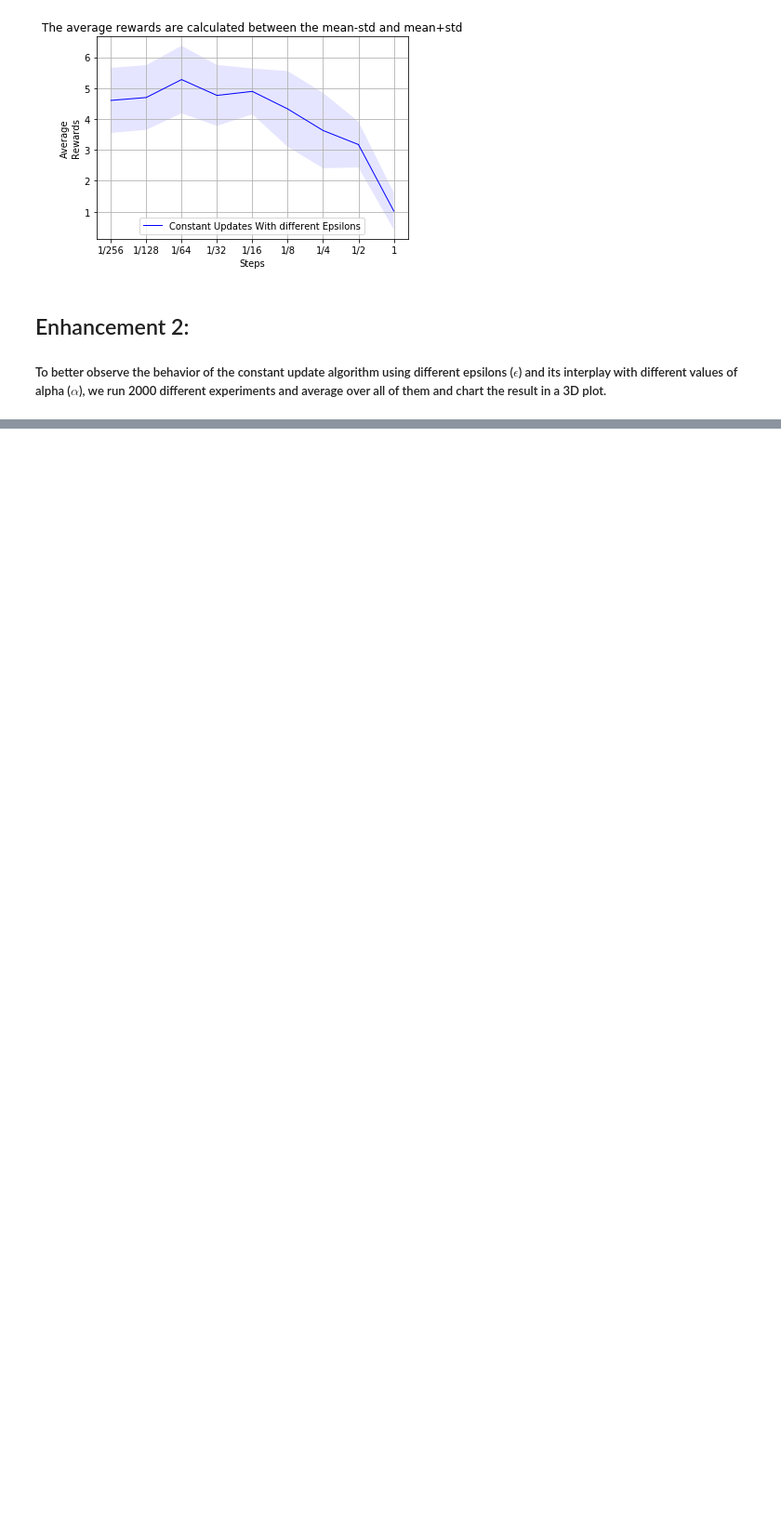
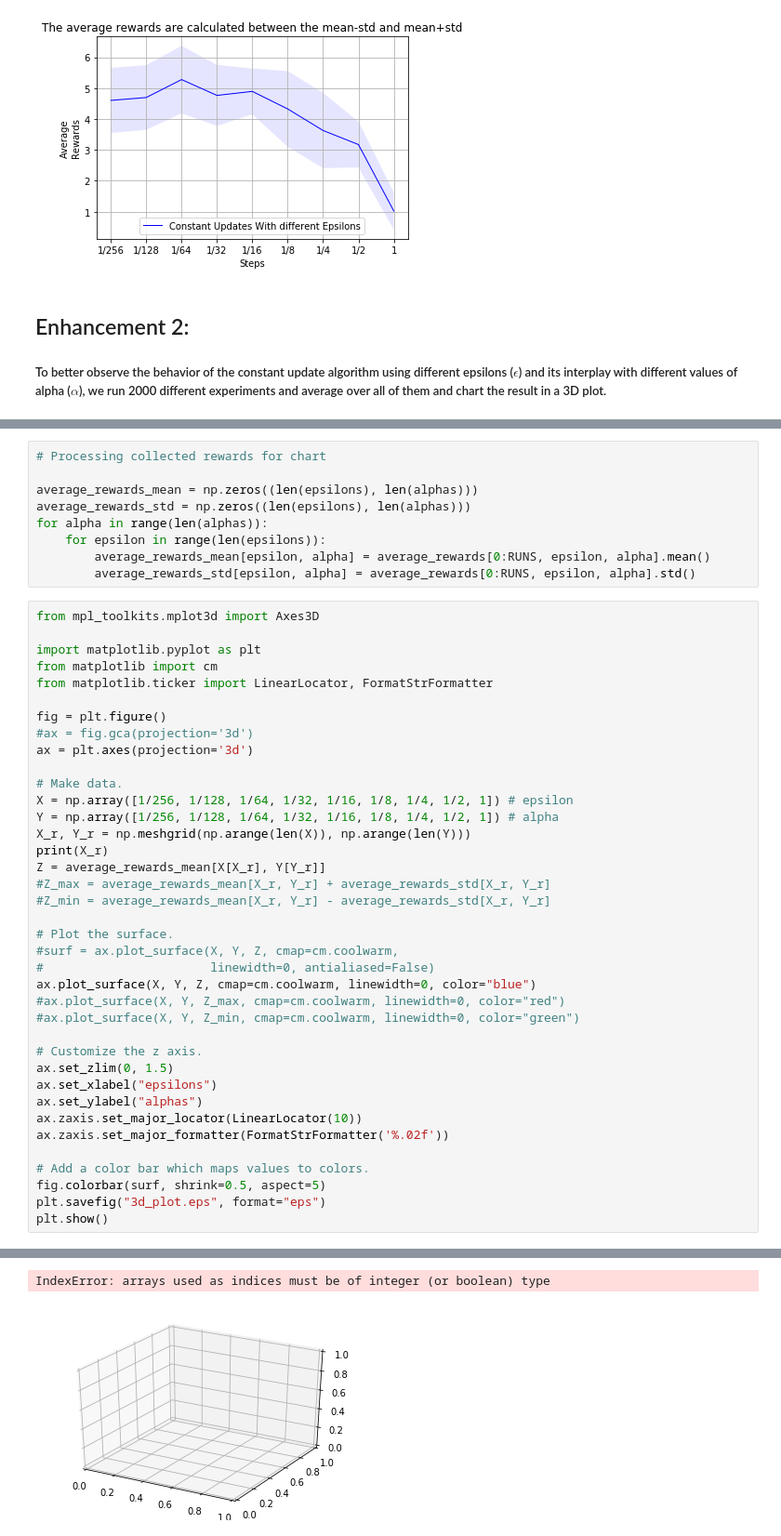
Before and after one commit to FredAmouzgar/RL-sutton, a Jupyter notebook: ch02/Exercise2.11.ipynb, the cells around one changed output, grey strips where cells are left out. Shown at 93% size. Cells and saved outputs as stored; diff of their text form; blank space fills up the shorter version.

```diff
--- a/ch02/Exercise2.11.ipynb
+++ b/ch02/Exercise2.11.ipynb
@@ -322,0 +324,48 @@ The epsilons[6] = 0.25 began.
+# %%
+# Processing collected rewards for chart
+
+average_rewards_mean = np.zeros((len(epsilons), len(alphas)))
+average_rewards_std = np.zeros((len(epsilons), len(alphas)))
+for alpha in range(len(alphas)):
+    for epsilon in range(len(epsilons)):
+        average_rewards_mean[epsilon, alpha] = average_rewards[0:RUNS, epsilon, alpha].mean()
+        average_rewards_std[epsilon, alpha] = average_rewards[0:RUNS, epsilon, alpha].std()
+# %%
+from mpl_toolkits.mplot3d import Axes3D
+
+import matplotlib.pyplot as plt
+from matplotlib import cm
+from matplotlib.ticker import LinearLocator, FormatStrFormatter
+
+fig = plt.figure()
+#ax = fig.gca(projection='3d')
+ax = plt.axes(projection='3d')
+
+# Make data.
+X = np.array([1/256, 1/128, 1/64, 1/32, 1/16, 1/8, 1/4, 1/2, 1]) # epsilon
+Y = np.array([1/256, 1/128, 1/64, 1/32, 1/16, 1/8, 1/4, 1/2, 1]) # alpha
+X_r, Y_r = np.meshgrid(np.arange(len(X)), np.arange(len(Y)))
+print(X_r)
+Z = average_rewards_mean[X[X_r], Y[Y_r]]
+#Z_max = average_rewards_mean[X_r, Y_r] + average_rewards_std[X_r, Y_r]
+#Z_min = average_rewards_mean[X_r, Y_r] - average_rewards_std[X_r, Y_r]
+
+# Plot the surface.
+#surf = ax.plot_surface(X, Y, Z, cmap=cm.coolwarm,
+#                       linewidth=0, antialiased=False)
+ax.plot_surface(X, Y, Z, cmap=cm.coolwarm, linewidth=0, color="blue")
+#ax.plot_surface(X, Y, Z_max, cmap=cm.coolwarm, linewidth=0, color="red")
+#ax.plot_surface(X, Y, Z_min, cmap=cm.coolwarm, linewidth=0, color="green")
+
+# Customize the z axis.
+ax.set_zlim(0, 1.5)
+ax.set_xlabel("epsilons")
+ax.set_ylabel("alphas")
+ax.zaxis.set_major_locator(LinearLocator(10))
+ax.zaxis.set_major_formatter(FormatStrFormatter('%.02f'))
+
+# Add a color bar which maps values to colors.
+fig.colorbar(surf, shrink=0.5, aspect=5)
+plt.savefig("3d_plot.eps", format="eps")
+plt.show()
+# %% [output]
@@ -322,0 +381,2 @@ The epsilons[6] = 0.25 began.
+IndexError: arrays used as indices must be of integer (or boolean) type
+[figure, added]
```
Also changed, not shown: parts of 2 cells of this notebook, 1 other file.
